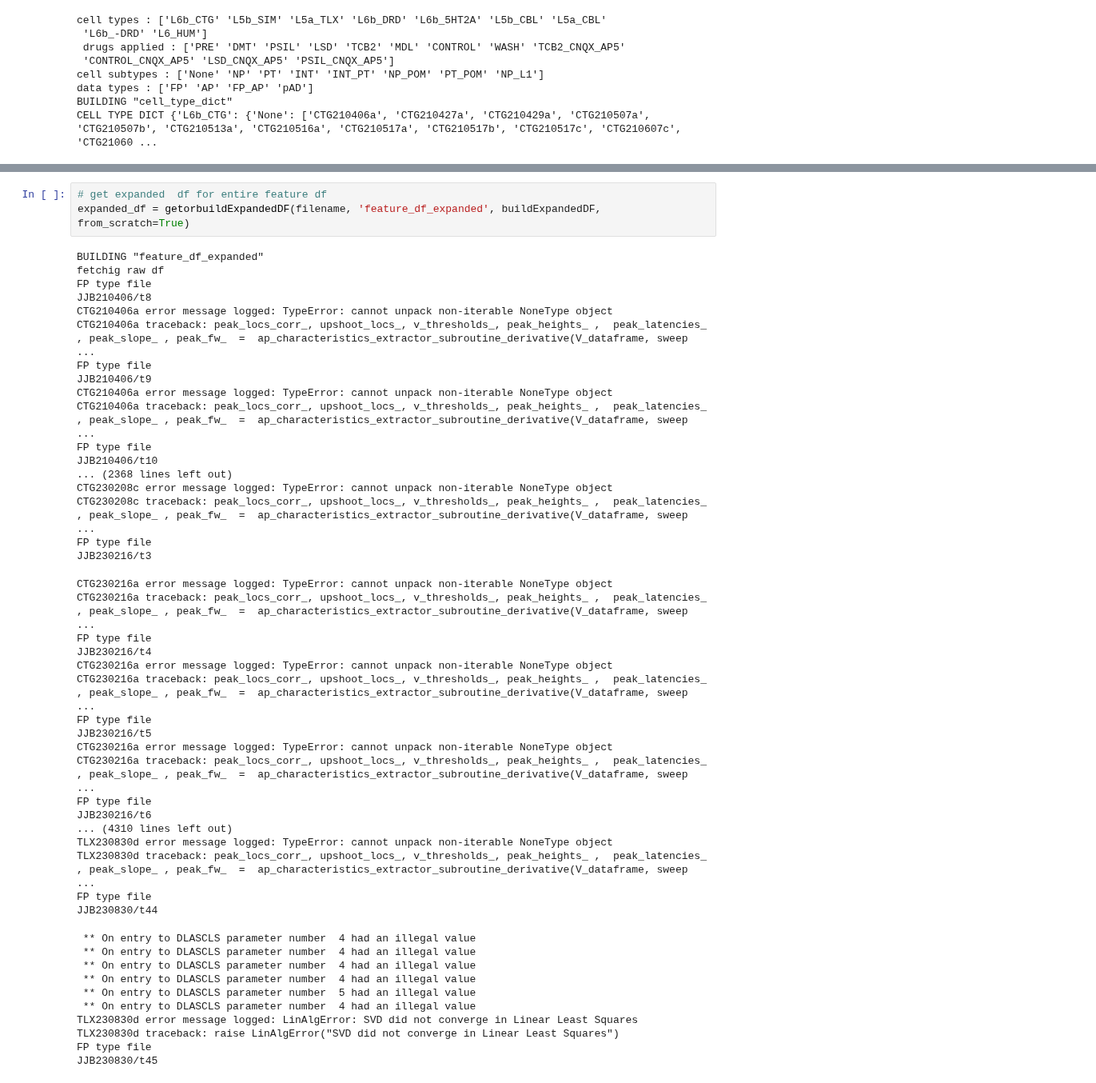
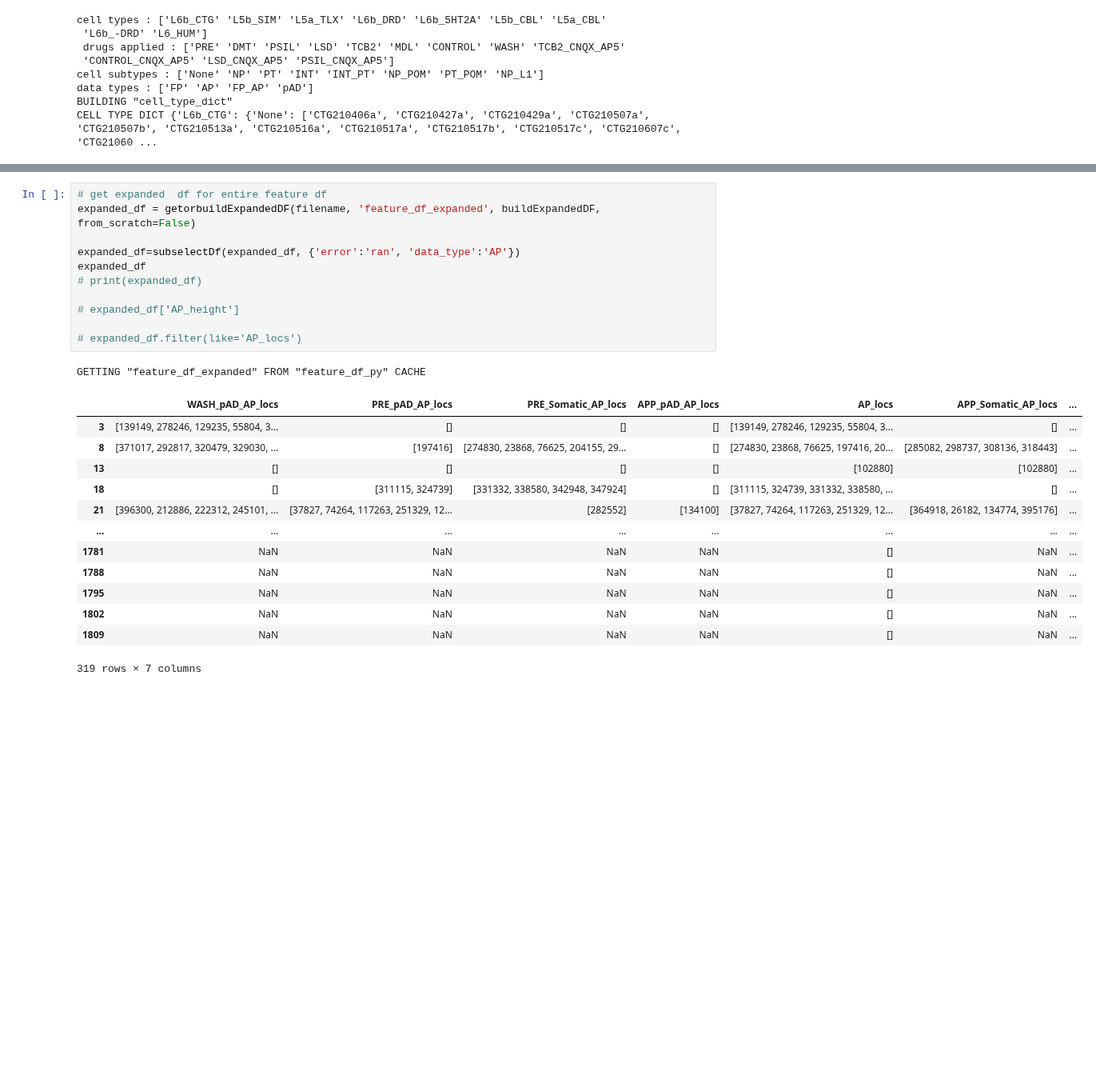
Before and after one commit to jjb-hub/IGOR_phd, a Jupyter notebook: RUN.ipynb, the cells around one changed output, grey strips where cells are left out. Shown at 80% size. Drawn from its saved outputs; the diff is of its cells as text; blank space fills up the shorter version.

```diff
--- a/RUN.ipynb
+++ b/RUN.ipynb
@@ -77,49 +77,27 @@ SIM230820c traceback: peak_locs_corr_, upshoot_locs_, v_thresholds_, peak_height
 CREATED /Users/jasminebutler/Desktop/IGOR_phd/input/cache/feature_df_py/L5b_SIM_feature_df_expanded.pkl CACHE
 # %%
 # get expanded  df for entire feature df
-expanded_df = getorbuildExpandedDF(filename, 'feature_df_expanded', buildExpandedDF, from_scratch=True)
+expanded_df = getorbuildExpandedDF(filename, 'feature_df_expanded', buildExpandedDF, from_scratch=False)
+
+expanded_df=subselectDf(expanded_df, {'error':'ran', 'data_type':'AP'})
+expanded_df
+# print(expanded_df)
+
+# expanded_df['AP_height']
+
+# expanded_df.filter(like='AP_locs')
 # %% [output]
-BUILDING "feature_df_expanded"
-fetchig raw df
-FP type file
-JJB210406/t8
-CTG210406a error message logged: TypeError: cannot unpack non-iterable NoneType object
-CTG210406a traceback: peak_locs_corr_, upshoot_locs_, v_thresholds_, peak_heights_ ,  peak_latencies_ , peak_slope_ , peak_fw_  =  ap_characteristics_extractor_subroutine_derivative(V_dataframe, sweep ...
-FP type file
-JJB210406/t9
-CTG210406a error message logged: TypeError: cannot unpack non-iterable NoneType object
-CTG210406a traceback: peak_locs_corr_, upshoot_locs_, v_thresholds_, peak_heights_ ,  peak_latencies_ , peak_slope_ , peak_fw_  =  ap_characteristics_extractor_subroutine_derivative(V_dataframe, sweep ...
-FP type file
-JJB210406/t10
-... (2368 lines left out)
-CTG230208c error message logged: TypeError: cannot unpack non-iterable NoneType object
-CTG230208c traceback: peak_locs_corr_, upshoot_locs_, v_thresholds_, peak_heights_ ,  peak_latencies_ , peak_slope_ , peak_fw_  =  ap_characteristics_extractor_subroutine_derivative(V_dataframe, sweep ...
-FP type file
-JJB230216/t3
+GETTING "feature_df_expanded" FROM "feature_df_py" CACHE
+|  | WASH_pAD_AP_locs | PRE_pAD_AP_locs | PRE_Somatic_AP_locs | APP_pAD_AP_locs | AP_locs | APP_Somatic_AP_locs | ... |
+| 3 | [139149, 278246, 129235, 55804, 3... | [] | [] | [] | [139149, 278246, 129235, 55804, 3... | [] | ... |
+| 8 | [371017, 292817, 320479, 329030, ... | [197416] | [274830, 23868, 76625, 204155, 29... | [] | [274830, 23868, 76625, 197416, 20... | [285082, 298737, 308136, 318443] | ... |
+| 13 | [] | [] | [] | [] | [102880] | [102880] | ... |
+| 18 | [] | [311115, 324739] | [331332, 338580, 342948, 347924] | [] | [311115, 324739, 331332, 338580, ... | [] | ... |
+| 21 | [396300, 212886, 222312, 245101, ... | [37827, 74264, 117263, 251329, 12... | [282552] | [134100] | [37827, 74264, 117263, 251329, 12... | [364918, 26182, 134774, 395176] | ... |
+| ... | ... | ... | ... | ... | ... | ... | ... |
+| 1781 | NaN | NaN | NaN | NaN | [] | NaN | ... |
+| 1788 | NaN | NaN | NaN | NaN | [] | NaN | ... |
+| 1795 | NaN | NaN | NaN | NaN | [] | NaN | ... |
+| 1802 | NaN | NaN | NaN | NaN | [] | NaN | ... |
+| 1809 | NaN | NaN | NaN | NaN | [] | NaN | ... |
-CTG230216a error message logged: TypeError: cannot unpack non-iterable NoneType object
-CTG230216a traceback: peak_locs_corr_, upshoot_locs_, v_thresholds_, peak_heights_ ,  peak_latencies_ , peak_slope_ , peak_fw_  =  ap_characteristics_extractor_subroutine_derivative(V_dataframe, sweep ...
-FP type file
-JJB230216/t4
-CTG230216a error message logged: TypeError: cannot unpack non-iterable NoneType object
-CTG230216a traceback: peak_locs_corr_, upshoot_locs_, v_thresholds_, peak_heights_ ,  peak_latencies_ , peak_slope_ , peak_fw_  =  ap_characteristics_extractor_subroutine_derivative(V_dataframe, sweep ...
-FP type file
-JJB230216/t5
-CTG230216a error message logged: TypeError: cannot unpack non-iterable NoneType object
-CTG230216a traceback: peak_locs_corr_, upshoot_locs_, v_thresholds_, peak_heights_ ,  peak_latencies_ , peak_slope_ , peak_fw_  =  ap_characteristics_extractor_subroutine_derivative(V_dataframe, sweep ...
-FP type file
-JJB230216/t6
-... (4310 lines left out)
-TLX230830d error message logged: TypeError: cannot unpack non-iterable NoneType object
-TLX230830d traceback: peak_locs_corr_, upshoot_locs_, v_thresholds_, peak_heights_ ,  peak_latencies_ , peak_slope_ , peak_fw_  =  ap_characteristics_extractor_subroutine_derivative(V_dataframe, sweep ...
-FP type file
-JJB230830/t44
+319 rows × 7 columns
- ** On entry to DLASCLS parameter number  4 had an illegal value
- ** On entry to DLASCLS parameter number  4 had an illegal value
- ** On entry to DLASCLS parameter number  4 had an illegal value
- ** On entry to DLASCLS parameter number  4 had an illegal value
- ** On entry to DLASCLS parameter number  5 had an illegal value
- ** On entry to DLASCLS parameter number  4 had an illegal value
-TLX230830d error message logged: LinAlgError: SVD did not converge in Linear Least Squares
-TLX230830d traceback: raise LinAlgError("SVD did not converge in Linear Least Squares")
-FP type file
-JJB230830/t45
```
Also changed, not shown: parts of 2 cells of this notebook, 1 other file.
